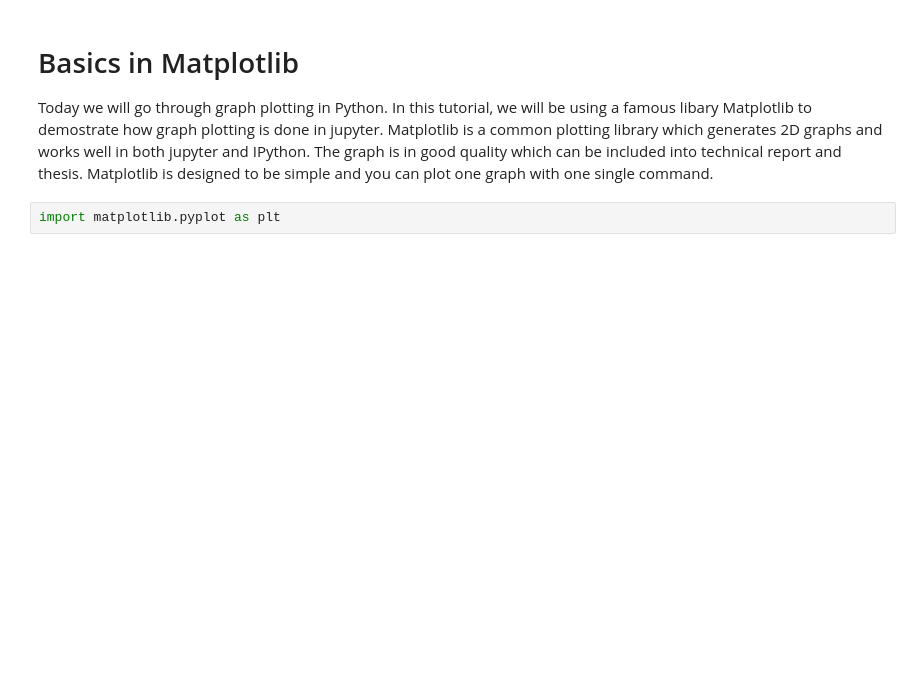
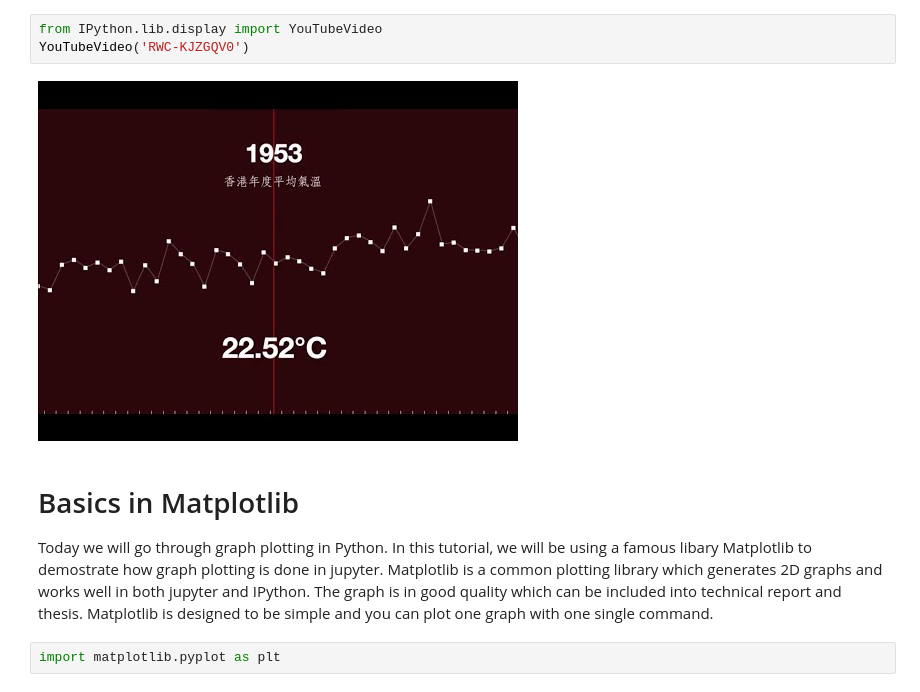
Before and after one commit to KFCMike/python-for-hkpug, a Jupyter notebook: Data Visualization.ipynb, the cells around one changed output. Saved outputs shown, nothing was run; the diff lists cells and outputs as text; blank space fills up the shorter version.

```diff
--- a/Data Visualization.ipynb
+++ b/Data Visualization.ipynb
@@ -1,3 +8,8 @@
+# %%
+from IPython.lib.display import YouTubeVideo
+YouTubeVideo('RWC-KJZGQV0')
+# %% [output]
+[figure, added]
 # %% [markdown]
 # Basics in Matplotlib
 
```
Also changed, not shown: parts of 12 cells of this notebook, 2 other files.
